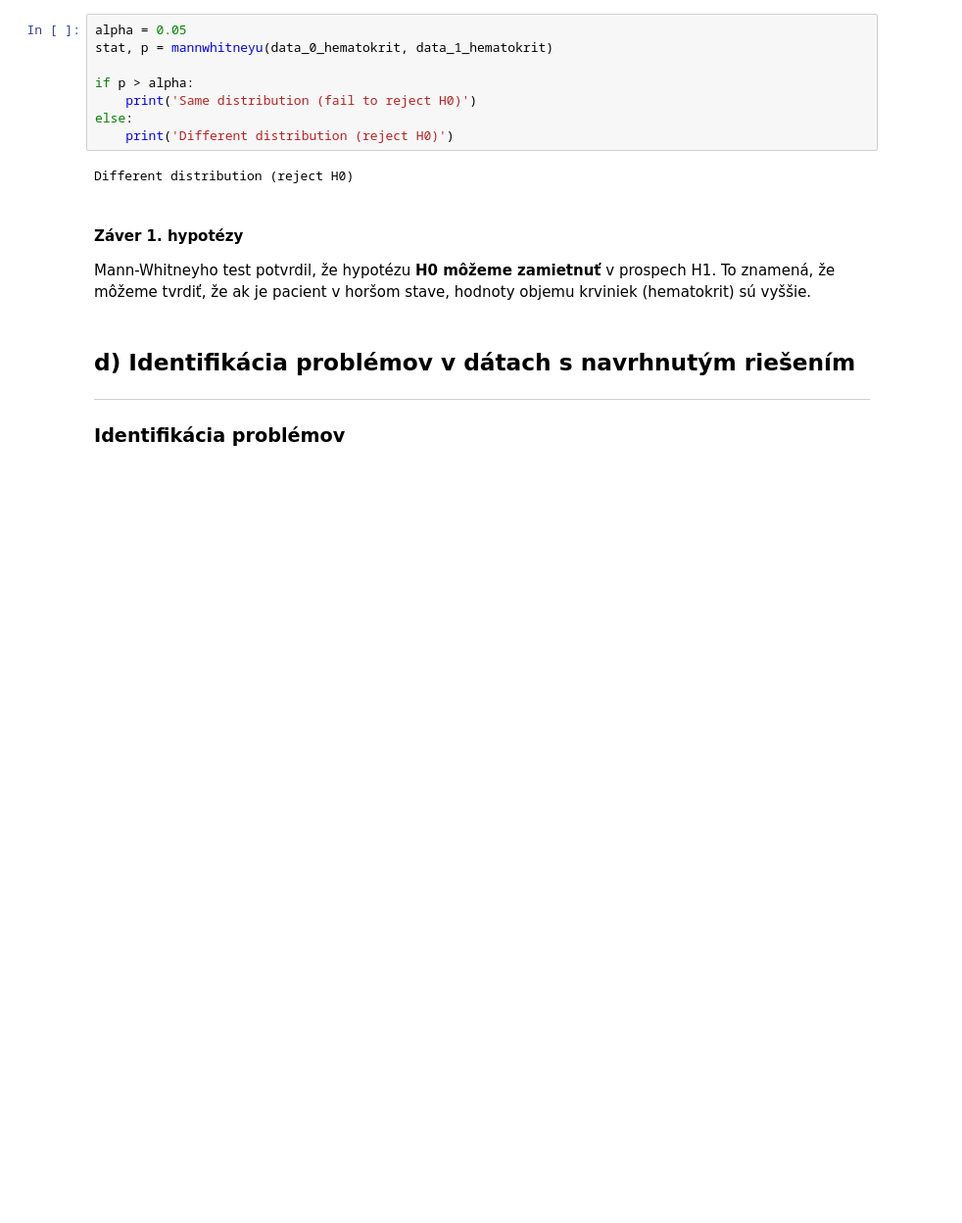
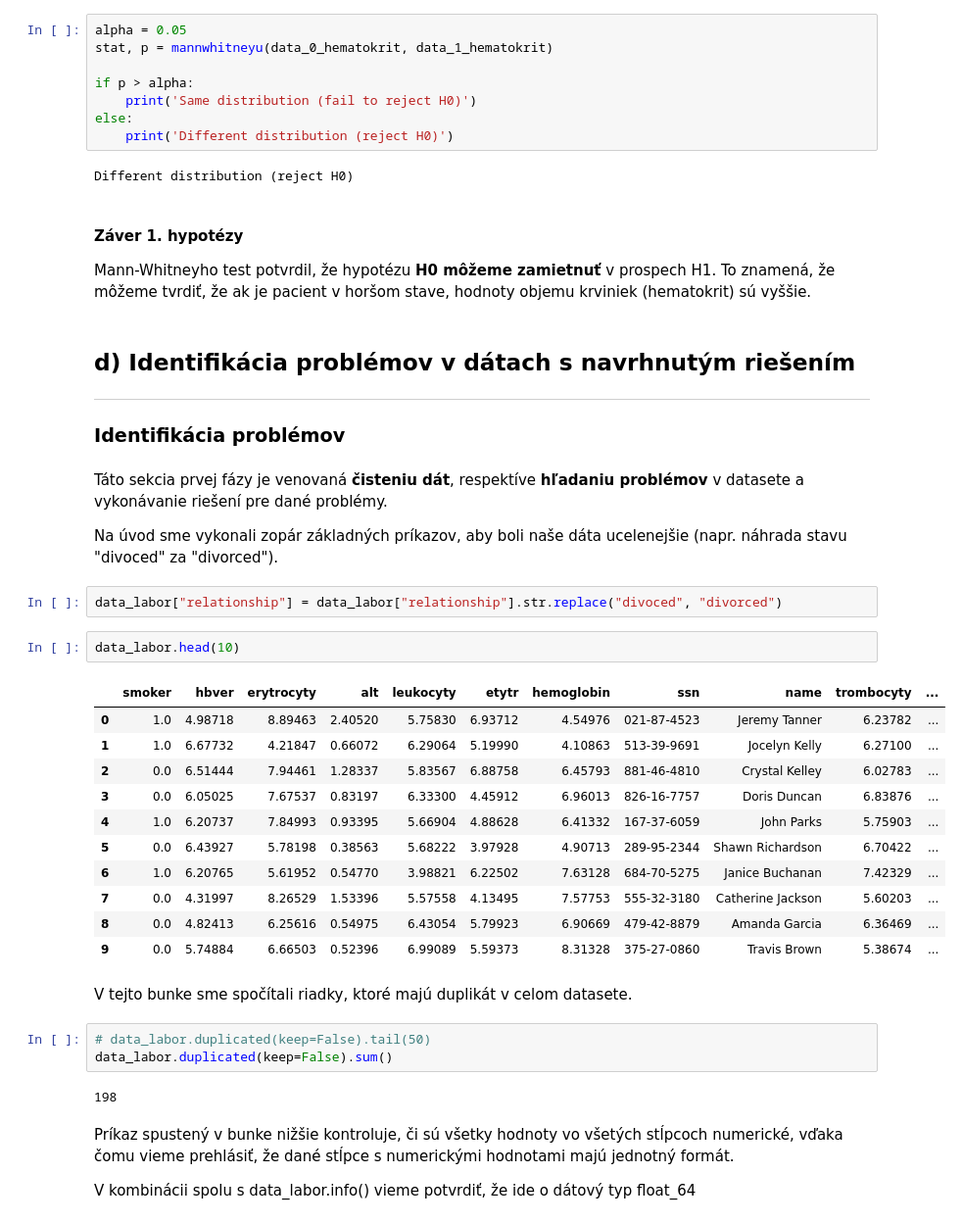
Before and after one commit to MarkoStahovec/IAU-Stahovec-Viest, a Jupyter notebook: main.ipynb, the cells around one changed output. Shown at 98% size. Drawn from its saved outputs; the diff is of its cells as text; blank space fills up the shorter version.

```diff
--- a/main.ipynb
+++ b/main.ipynb
@@ -722,3 +728,38 @@ hodnoty objemu krviniek (hematokrit) sú vyššie.
 ## d) Identifikácia problémov v dátach s navrhnutým riešením
 -------------------------------------------------------
 ### Identifikácia problémov
+# %% [markdown]
+Táto sekcia prvej fázy je venovaná **čisteniu dát**, respektíve **hľadaniu problémov**
+v datasete a vykonávanie riešení pre dané problémy.
+
+Na úvod sme vykonali zopár základných príkazov, aby boli naše dáta ucelenejšie
+(napr. náhrada stavu "divoced" za "divorced").
+# %%
+data_labor["relationship"] = data_labor["relationship"].str.replace("divoced", "divorced")
+# %%
+data_labor.head(10)
+# %% [output]
+|  | smoker | hbver | erytrocyty | alt | leukocyty | etytr | hemoglobin | ssn | name | trombocyty | ... |
+| 0 | 1.0 | 4.98718 | 8.89463 | 2.40520 | 5.75830 | 6.93712 | 4.54976 | 021-87-4523 | Jeremy Tanner | 6.23782 | ... |
+| 1 | 1.0 | 6.67732 | 4.21847 | 0.66072 | 6.29064 | 5.19990 | 4.10863 | 513-39-9691 | Jocelyn Kelly | 6.27100 | ... |
+| 2 | 0.0 | 6.51444 | 7.94461 | 1.28337 | 5.83567 | 6.88758 | 6.45793 | 881-46-4810 | Crystal Kelley | 6.02783 | ... |
+| 3 | 0.0 | 6.05025 | 7.67537 | 0.83197 | 6.33300 | 4.45912 | 6.96013 | 826-16-7757 | Doris Duncan | 6.83876 | ... |
+| 4 | 1.0 | 6.20737 | 7.84993 | 0.93395 | 5.66904 | 4.88628 | 6.41332 | 167-37-6059 | John Parks | 5.75903 | ... |
+| 5 | 0.0 | 6.43927 | 5.78198 | 0.38563 | 5.68222 | 3.97928 | 4.90713 | 289-95-2344 | Shawn Richardson | 6.70422 | ... |
+| 6 | 1.0 | 6.20765 | 5.61952 | 0.54770 | 3.98821 | 6.22502 | 7.63128 | 684-70-5275 | Janice Buchanan | 7.42329 | ... |
+| 7 | 0.0 | 4.31997 | 8.26529 | 1.53396 | 5.57558 | 4.13495 | 7.57753 | 555-32-3180 | Catherine Jackson | 5.60203 | ... |
+| 8 | 0.0 | 4.82413 | 6.25616 | 0.54975 | 6.43054 | 5.79923 | 6.90669 | 479-42-8879 | Amanda Garcia | 6.36469 | ... |
+| 9 | 0.0 | 5.74884 | 6.66503 | 0.52396 | 6.99089 | 5.59373 | 8.31328 | 375-27-0860 | Travis Brown | 5.38674 | ... |
+# %% [markdown]
+V tejto bunke sme spočítali riadky, ktoré majú duplikát v celom datasete.
+# %%
+# data_labor.duplicated(keep=False).tail(50)
+data_labor.duplicated(keep=False).sum()
+# %% [output]
+198
+# %% [markdown]
+Príkaz spustený v bunke nižšie kontroluje, či sú všetky hodnoty vo všetých stĺpcoch
+numerické, vďaka čomu vieme prehlásiť, že dané stĺpce s numerickými hodnotami majú
+jednotný formát.
+
+V kombinácii spolu s data_labor.info() vieme potvrdiť, že ide o dátový typ float_64
```
Also changed, not shown: parts of 9 cells of this notebook.
